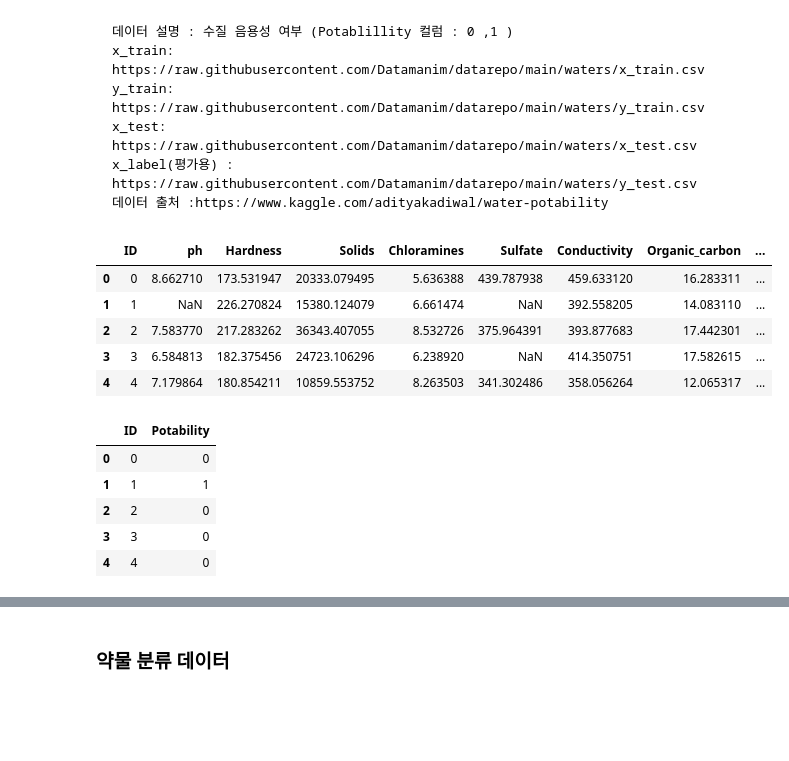
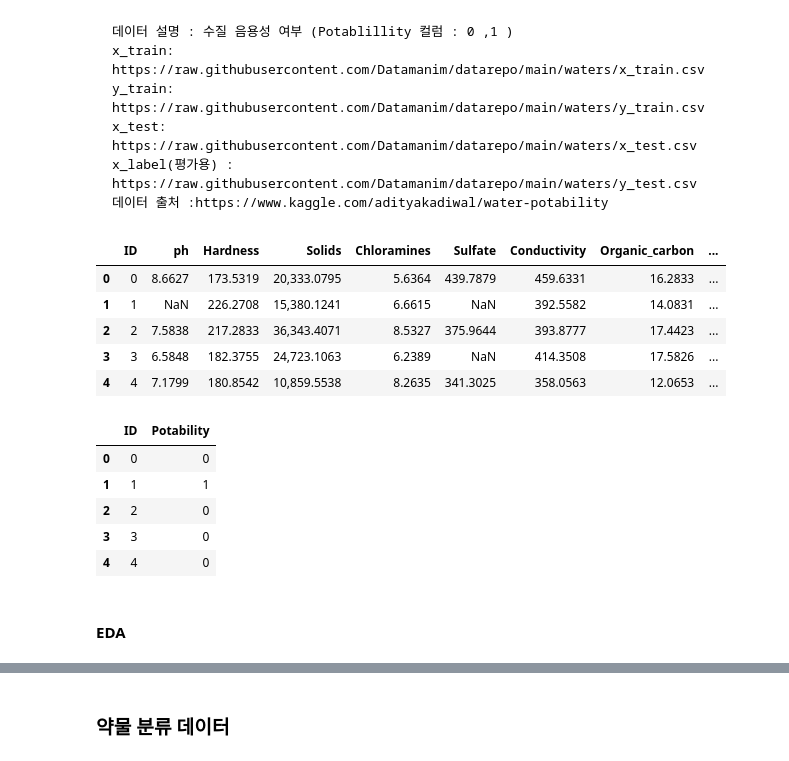
Before and after one commit to steve-park/data-engineering, a Jupyter notebook: DataManim/Type2_LAB.ipynb, the cells around one changed output, grey strips where cells are left out. Saved outputs shown, nothing was run; the diff lists cells and outputs as text; code cells hidden in the pictures; blank space fills up the shorter version.

Commit message:
06/22 Datamanim 문제 풀이 완료 - Type-2: 분류 (진행 중)

```diff
--- a/DataManim/Type2_LAB.ipynb
+++ b/DataManim/Type2_LAB.ipynb
@@ -12,0 +29,4 @@
+# %%
+pd.options.display.max_rows = 2000
+pd.options.display.max_columns = 25
+pd.options.display.float_format = '{:,.4f}'.format
@@ -903,23 +2179,25 @@ x_label(평가용) : https://raw.githubusercontent.com/Datamanim/datarepo/main/w
 # %%
 import pandas as pd
 #데이터 로드
-x_train = pd.read_csv("https://raw.githubusercontent.com/Datamanim/datarepo/main/waters/x_train.csv")
-y_train = pd.read_csv("https://raw.githubusercontent.com/Datamanim/datarepo/main/waters/y_train.csv")
-x_test= pd.read_csv("https://raw.githubusercontent.com/Datamanim/datarepo/main/waters/x_test.csv")
+X = pd.read_csv("https://raw.githubusercontent.com/Datamanim/datarepo/main/waters/x_train.csv")
+Y = pd.read_csv("https://raw.githubusercontent.com/Datamanim/datarepo/main/waters/y_train.csv")
+X_submission = pd.read_csv("https://raw.githubusercontent.com/Datamanim/datarepo/main/waters/x_test.csv")
+Y_actual = pd.read_csv("https://raw.githubusercontent.com/Datamanim/datarepo/main/waters/y_test.csv")
 
-
-display(x_train.head())
-display(y_train.head())
+display(X.head())
+display(Y.head())
 # %% [output]
 |  | ID | ph | Hardness | Solids | Chloramines | Sulfate | Conductivity | Organic_carbon | ... |
-| 0 | 0 | 8.662710 | 173.531947 | 20333.079495 | 5.636388 | 439.787938 | 459.633120 | 16.283311 | ... |
-| 1 | 1 | NaN | 226.270824 | 15380.124079 | 6.661474 | NaN | 392.558205 | 14.083110 | ... |
-| 2 | 2 | 7.583770 | 217.283262 | 36343.407055 | 8.532726 | 375.964391 | 393.877683 | 17.442301 | ... |
-| 3 | 3 | 6.584813 | 182.375456 | 24723.106296 | 6.238920 | NaN | 414.350751 | 17.582615 | ... |
-| 4 | 4 | 7.179864 | 180.854211 | 10859.553752 | 8.263503 | 341.302486 | 358.056264 | 12.065317 | ... |
+| 0 | 0 | 8.6627 | 173.5319 | 20,333.0795 | 5.6364 | 439.7879 | 459.6331 | 16.2833 | ... |
+| 1 | 1 | NaN | 226.2708 | 15,380.1241 | 6.6615 | NaN | 392.5582 | 14.0831 | ... |
+| 2 | 2 | 7.5838 | 217.2833 | 36,343.4071 | 8.5327 | 375.9644 | 393.8777 | 17.4423 | ... |
+| 3 | 3 | 6.5848 | 182.3755 | 24,723.1063 | 6.2389 | NaN | 414.3508 | 17.5826 | ... |
+| 4 | 4 | 7.1799 | 180.8542 | 10,859.5538 | 8.2635 | 341.3025 | 358.0563 | 12.0653 | ... |
 |  | ID | Potability |
 | 0 | 0 | 0 |
 | 1 | 1 | 1 |
 | 2 | 2 | 0 |
 | 3 | 3 | 0 |
 | 4 | 4 | 0 |
+# %% [markdown]
+#### EDA
```
Also changed, not shown: parts of 336 cells of this notebook, 7 other files.
